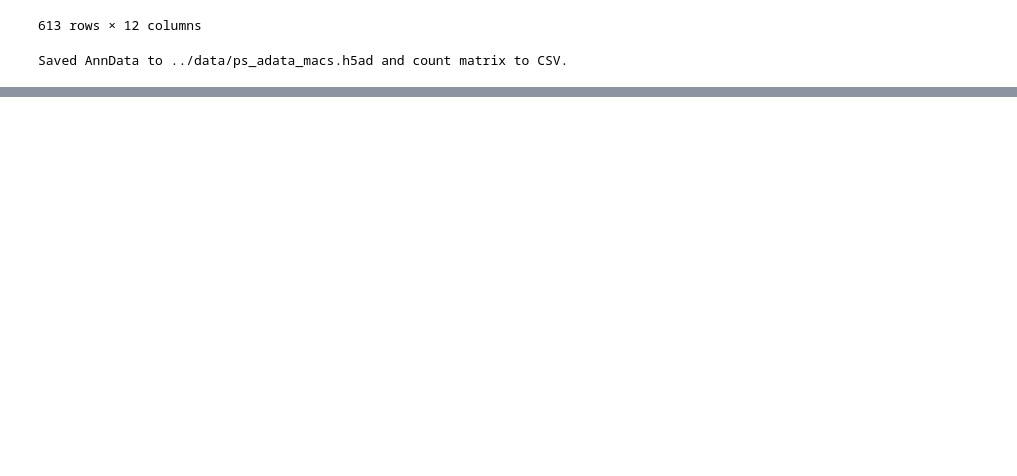
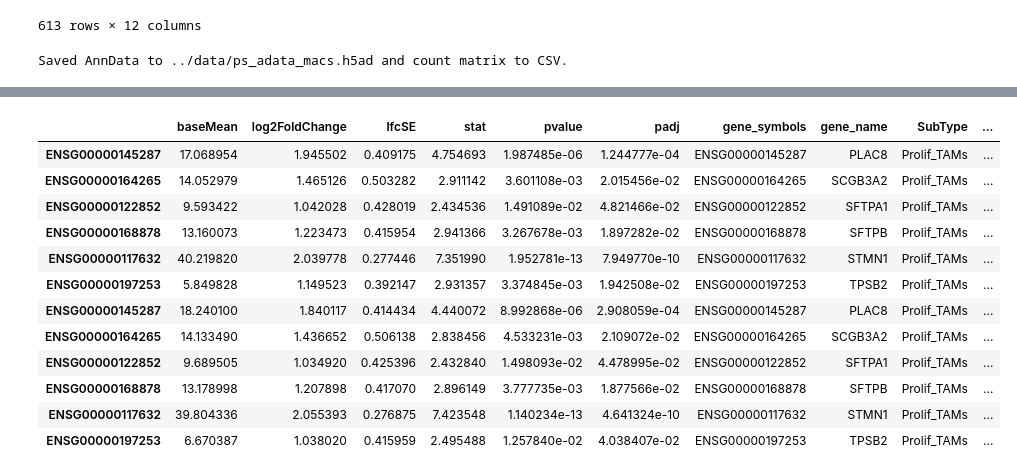
Before and after one commit to BMGLab/Project_LAMs, a Jupyter notebook: notebooks/PB-and-DESeq2.ipynb, the cells around one changed output, grey strips where cells are left out. Drawn from its saved outputs; the diff is of its cells as text; code cells hidden in the pictures; blank space fills up the shorter version.

```diff
--- a/notebooks/PB-and-DESeq2.ipynb
+++ b/notebooks/PB-and-DESeq2.ipynb
@@ -250,6 +104,3 @@ with open('../data/Homo_sapiens.GRCh38.104.gtf') as f:
 gtf = [x for x in gtf if not x.startswith('#')]
 gtf = [x for x in gtf if 'gene_id "' in x and 'gene_name "' in x]
 gtf = list(map(lambda x: (x.split('gene_id "')[1].split('"')[0], x.split('gene_name "')[1].split('"')[0]), gtf))
-# %%
-ctyps = ps_adata_macs.obs['Projection_CellType'][~ps_adata_macs.obs['Projection_CellType'].isin(['Int.Node.3', 'Int.Node.4', 'Int.Node.5'])].unique()
-ctyps
@@ -379,0 +246,16 @@ Using None as control genes, passed at DeseqDataSet initialization
+# %%
+ctyps = ['RTM_TAMs', 'LA_TAMs', 'Reg_TAMs', 'IFN_TAMs', 'Angio_TAMs', 'Inflam_TAMs', 'Prolif_TAMs']
+
+stable_degs, gene_hits_dict = repeat_deseq_pseudobulk_analysis_parallel(
+    adata=adata,
+    ctyps=ctyps,
+    sample_colname='sample',
+    cell_type_colname='Projection_CellType',
+    metacols=['assay', 'donor_id', 'disease', 'tissue', 'study', 'sex', 'age', 'uicc_stage', 'tumor_stage'],
+    N=10,  # number of iterations
+    min_cells=40,
+    max_cells=50,
+    min_repeats=9,
+    gtf=gtf,  # or None if not available
+    n_jobs=60
+)
@@ -379,0 +424,16 @@ Using None as control genes, passed at DeseqDataSet initialization
+# %%
+stable_degs[stable_degs['SubType'] == 'Prolif_TAMs']
+# %% [output]
+|  | baseMean | log2FoldChange | lfcSE | stat | pvalue | padj | gene_symbols | gene_name | SubType | ... |
+| ENSG00000145287 | 17.068954 | 1.945502 | 0.409175 | 4.754693 | 1.987485e-06 | 1.244777e-04 | ENSG00000145287 | PLAC8 | Prolif_TAMs | ... |
+| ENSG00000164265 | 14.052979 | 1.465126 | 0.503282 | 2.911142 | 3.601108e-03 | 2.015456e-02 | ENSG00000164265 | SCGB3A2 | Prolif_TAMs | ... |
+| ENSG00000122852 | 9.593422 | 1.042028 | 0.428019 | 2.434536 | 1.491089e-02 | 4.821466e-02 | ENSG00000122852 | SFTPA1 | Prolif_TAMs | ... |
+| ENSG00000168878 | 13.160073 | 1.223473 | 0.415954 | 2.941366 | 3.267678e-03 | 1.897282e-02 | ENSG00000168878 | SFTPB | Prolif_TAMs | ... |
+| ENSG00000117632 | 40.219820 | 2.039778 | 0.277446 | 7.351990 | 1.952781e-13 | 7.949770e-10 | ENSG00000117632 | STMN1 | Prolif_TAMs | ... |
+| ENSG00000197253 | 5.849828 | 1.149523 | 0.392147 | 2.931357 | 3.374845e-03 | 1.942508e-02 | ENSG00000197253 | TPSB2 | Prolif_TAMs | ... |
+| ENSG00000145287 | 18.240100 | 1.840117 | 0.414434 | 4.440072 | 8.992868e-06 | 2.908059e-04 | ENSG00000145287 | PLAC8 | Prolif_TAMs | ... |
+| ENSG00000164265 | 14.133490 | 1.436652 | 0.506138 | 2.838456 | 4.533231e-03 | 2.109072e-02 | ENSG00000164265 | SCGB3A2 | Prolif_TAMs | ... |
+| ENSG00000122852 | 9.689505 | 1.034920 | 0.425396 | 2.432840 | 1.498093e-02 | 4.478995e-02 | ENSG00000122852 | SFTPA1 | Prolif_TAMs | ... |
+| ENSG00000168878 | 13.178998 | 1.207898 | 0.417070 | 2.896149 | 3.777735e-03 | 1.877566e-02 | ENSG00000168878 | SFTPB | Prolif_TAMs | ... |
+| ENSG00000117632 | 39.804336 | 2.055393 | 0.276875 | 7.423548 | 1.140234e-13 | 4.641324e-10 | ENSG00000117632 | STMN1 | Prolif_TAMs | ... |
+| ENSG00000197253 | 6.670387 | 1.038020 | 0.415959 | 2.495488 | 1.257840e-02 | 4.038407e-02 | ENSG00000197253 | TPSB2 | Prolif_TAMs | ... |
```
Also changed, not shown: parts of 16 cells of this notebook, 17 other files.
